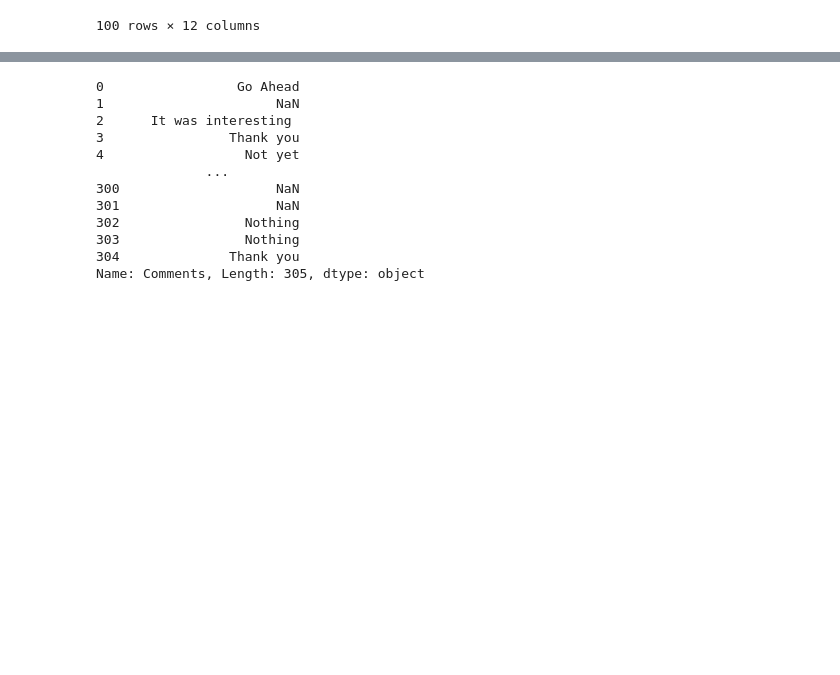
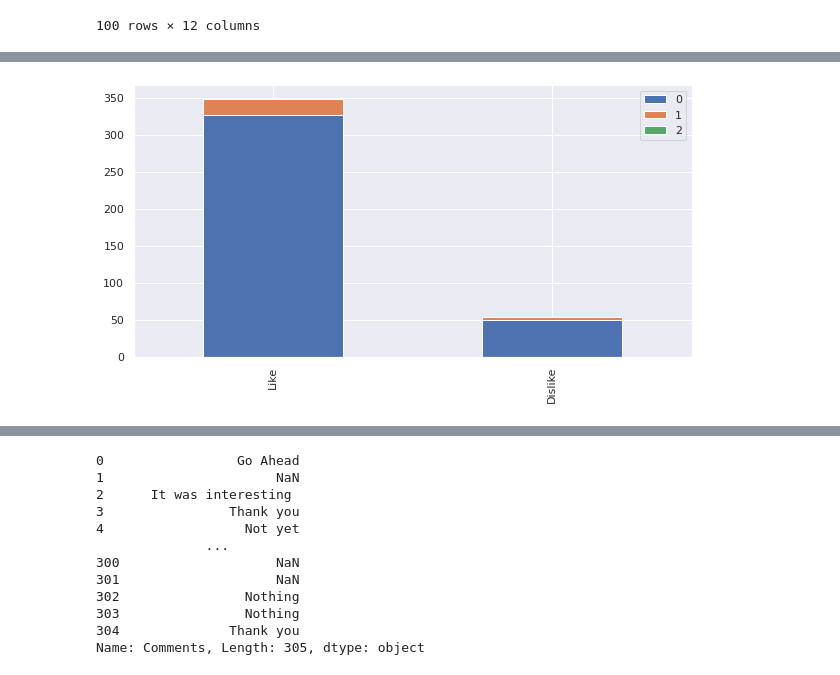
Before and after one commit to iamjahirulislam/Alpha, a Jupyter notebook: Project_Rose_Point_From_Team_Alpha.ipynb, the cells around one changed output, grey strips where cells are left out. Drawn from its saved outputs; the diff is of its cells as text; code cells hidden in the pictures; blank space fills up the shorter version.

```diff
--- a/Project_Rose_Point_From_Team_Alpha.ipynb
+++ b/Project_Rose_Point_From_Team_Alpha.ipynb
@@ -236,6 +244,10 @@ rose.head()
 | 2 | Tasrin Jahan Mishu | tasrin15-2706@diu.edu.bd | 21.0 | 1 | 2 | Grameenphone | 0 | 0 | Student | ... |
 | 3 | Nadia Rahman | nadia15-2763@diu.edu.bd | 21.0 | 1 | 0 | Grameenphone | 0 | 0 | Student | ... |
 | 4 | Fatima yesmin | fatima15-1850@diu.edu.bd | 22.0 | 1 | 3 | Grameenphone | 0 | 0 | Student | ... |
+# %%
+bar_chart("Religion")
+# %% [output]
+[figure, added]
 # %%
 rose.isnull().sum()
 # %% [output]
```
Also changed, not shown: parts of 78 cells of this notebook.
